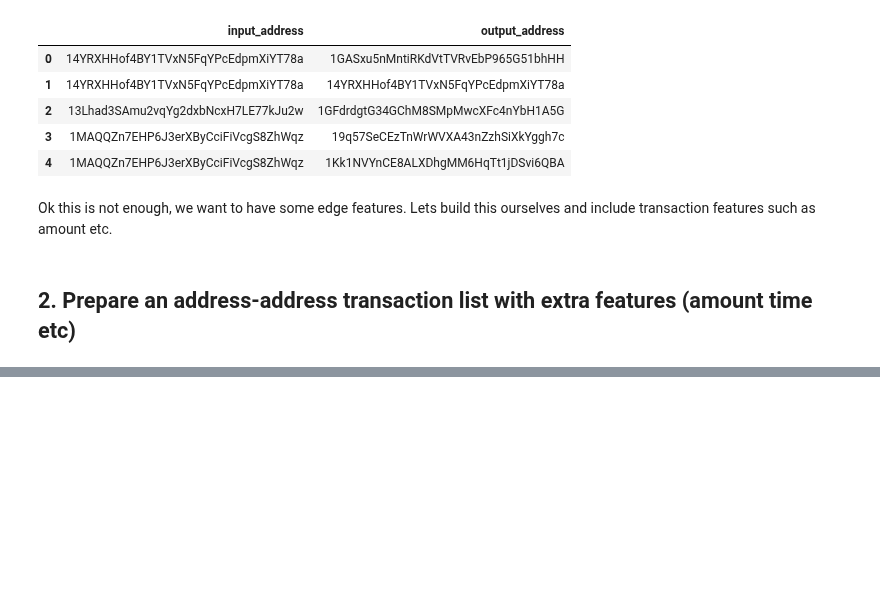
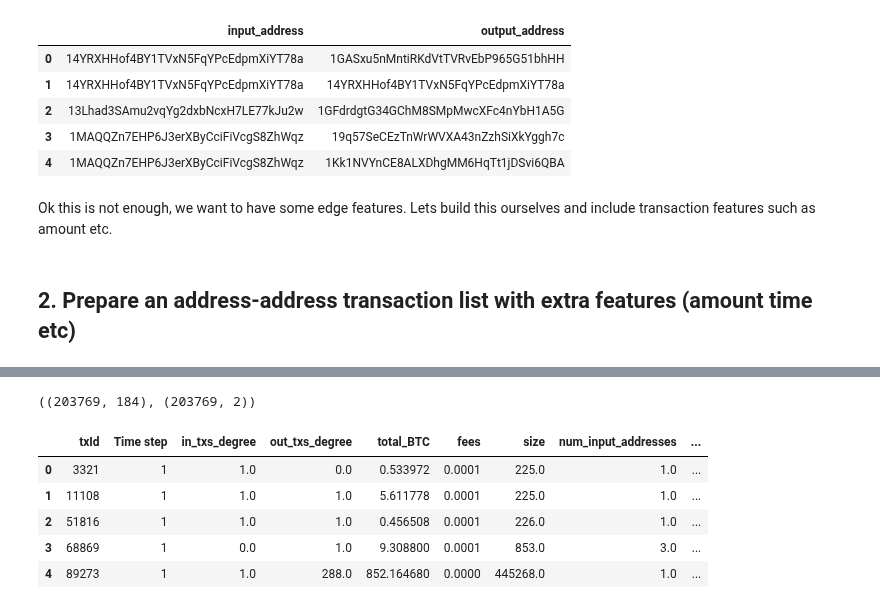
Before and after one commit to flatala/graph_ml, a Jupyter notebook: load_dataset.ipynb, the cells around one changed output, grey strips where cells are left out. Saved outputs shown, nothing was run; the diff lists cells and outputs as text; code cells hidden in the pictures; blank space fills up the shorter version.

```diff
--- a/load_dataset.ipynb
+++ b/load_dataset.ipynb
@@ -93,3 +89,15 @@ address_to_address.head(5)
 Ok this is not enough, we want to have some edge features. Lets build this ourselves and include transaction features such as amount etc.
 # %% [markdown]
 ## 2. Prepare an address-address transaction list with extra features (amount time etc)
+# %%
+TRANSACTION_FEATURES = "txs_features.csv"
+TRANSACTION_CLASSES = "txs_classes.csv"
+TRANSACTION_EDGE_LIST = "txs_edgelist.csv"
+ADDRESES_TO_TRANSACTIONS = "AddrTx_edgelist.csv"
+TRANSACTIONS_TO_ADDRESSES = "TxAddr_edgelist.csv"
+
+transaction_edges = pd.read_csv(os.path.join(DATA_DIR, TRANSACTION_EDGE_LIST))
+transaction_features = pd.read_csv(os.path.join(DATA_DIR, TRANSACTION_FEATURES))
+transaction_classes = pd.read_csv(os.path.join(DATA_DIR, TRANSACTION_CLASSES))
+address_transaction = pd.read_csv(os.path.join(DATA_DIR, ADDRESES_TO_TRANSACTIONS))
+transaction_address = pd.read_csv(os.path.join(DATA_DIR, TRANSACTIONS_TO_ADDRESSES))
@@ -95,0 +113,17 @@ Ok this is not enough, we want to have some edge features. Lets build this ourse
+# %%
+transaction_features.shape, transaction_classes.shape
+# %% [output]
+((203769, 184), (203769, 2))
+# %%
+key_transaction_cols = ['txId', 'Time step', 'in_txs_degree', 'out_txs_degree', 'total_BTC',
+                        'fees', 'size', 'num_input_addresses', 'num_output_addresses',
+                        'in_BTC_total', 'out_BTC_total']
+
+transaction_features[key_transaction_cols].head()
+# %% [output]
+|  | txId | Time step | in_txs_degree | out_txs_degree | total_BTC | fees | size | num_input_addresses | ... |
+| 0 | 3321 | 1 | 1.0 | 0.0 | 0.533972 | 0.0001 | 225.0 | 1.0 | ... |
+| 1 | 11108 | 1 | 1.0 | 1.0 | 5.611778 | 0.0001 | 225.0 | 1.0 | ... |
+| 2 | 51816 | 1 | 1.0 | 1.0 | 0.456508 | 0.0001 | 226.0 | 1.0 | ... |
+| 3 | 68869 | 1 | 0.0 | 1.0 | 9.308800 | 0.0001 | 853.0 | 3.0 | ... |
+| 4 | 89273 | 1 | 1.0 | 288.0 | 852.164680 | 0.0000 | 445268.0 | 1.0 | ... |
```
Also changed, not shown: parts of 20 cells of this notebook.
